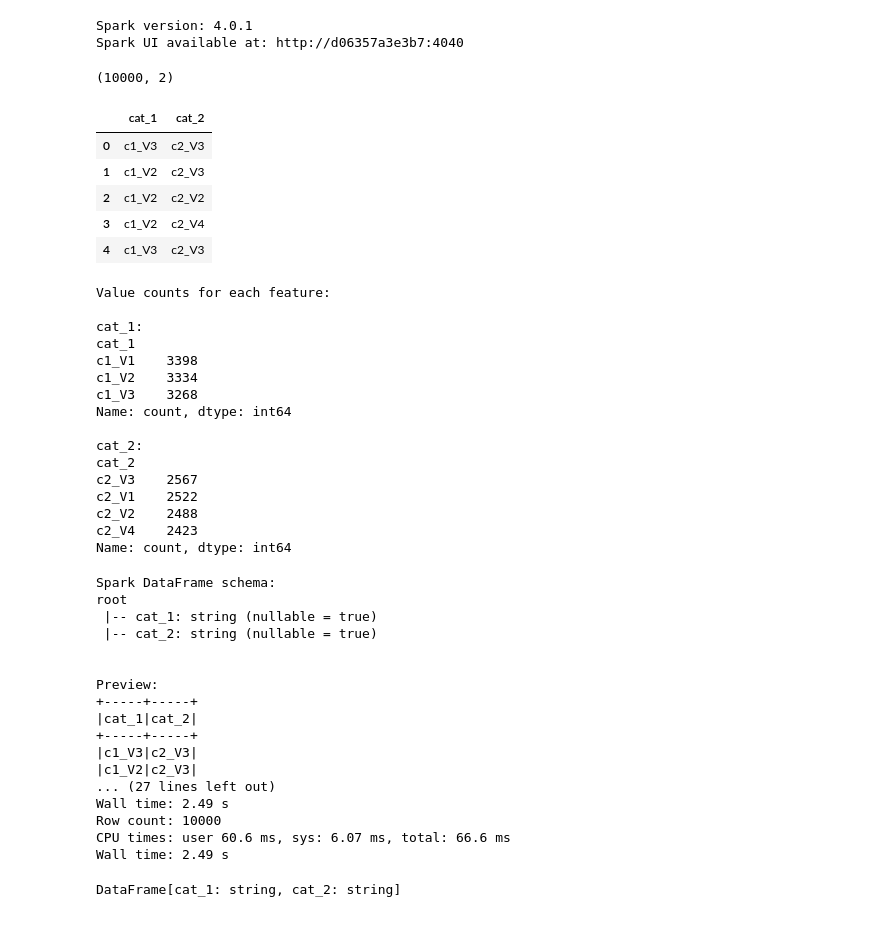
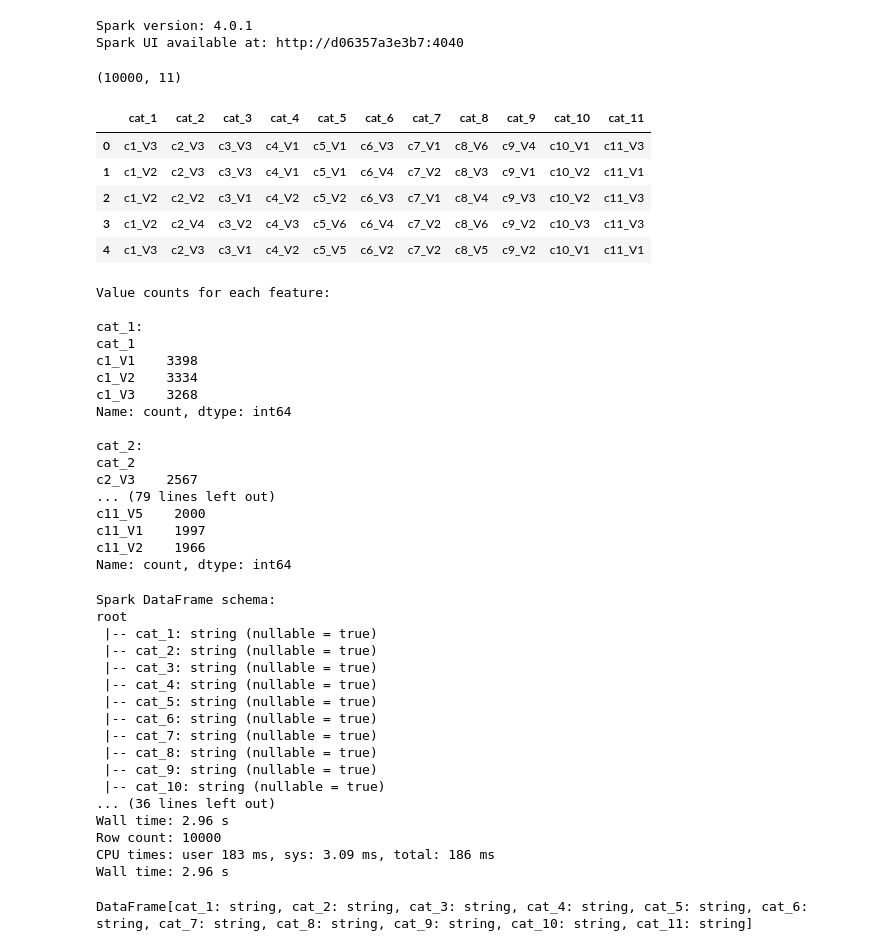
Before and after one commit to jimthompson5802/spark_sandbox, a Jupyter notebook: jupyter_notebooks/one_hot_encoding_testbed.ipynb, the cells around one changed output. Drawn from its saved outputs; the diff is of its cells as text; code cells hidden in the pictures.

```diff
--- a/jupyter_notebooks/one_hot_encoding_testbed.ipynb
+++ b/jupyter_notebooks/one_hot_encoding_testbed.ipynb
@@ -22,43 +22,43 @@ import numpy as np
 
 # Parameters: adjust these to generate different datasets
 n_rows = 10_000  # number of rows
-num_cat_features = 2  # number of categorical features to generate
+num_cat_features = 11  # number of categorical features to generate
 min_unique = 3  # minimum number of unique categories per feature
 max_unique = 7  # maximum number of unique categories per feature
 seed = 42
 
 rng = np.random.default_rng(seed)
 
 # Helper to generate short category labels like V1, V2, ...
 def make_labels(prefix, k):
     return [f"{prefix}V{i}" for i in range(1, k+1)]
 
 # Build columns
 cols = {}
 for i in range(1, num_cat_features + 1):
     k = rng.integers(min_unique, max_unique + 1)
     labels = make_labels(f"c{i}_", k)
     col = rng.choice(labels, size=n_rows)
     cols[f"cat_{i}"] = pd.Categorical(col, categories=labels)
 
 # Create DataFrame
 df = pd.DataFrame(cols)
 
 # Show preview and category counts
 print(df.shape)
 display(df.head())
 print('\nValue counts for each feature:')
 for c in df.columns:
     print(f"\n{c}:")
     print(df[c].value_counts())
 # %% [output]
-(10000, 2)
+(10000, 11)
-|  | cat_1 | cat_2 |
-| 0 | c1_V3 | c2_V3 |
-| 1 | c1_V2 | c2_V3 |
-| 2 | c1_V2 | c2_V2 |
-| 3 | c1_V2 | c2_V4 |
-| 4 | c1_V3 | c2_V3 |
+|  | cat_1 | cat_2 | cat_3 | cat_4 | cat_5 | cat_6 | cat_7 | cat_8 | cat_9 | cat_10 | cat_11 |
+| 0 | c1_V3 | c2_V3 | c3_V3 | c4_V1 | c5_V1 | c6_V3 | c7_V1 | c8_V6 | c9_V4 | c10_V1 | c11_V3 |
+| 1 | c1_V2 | c2_V3 | c3_V3 | c4_V1 | c5_V1 | c6_V4 | c7_V2 | c8_V3 | c9_V1 | c10_V2 | c11_V1 |
+| 2 | c1_V2 | c2_V2 | c3_V1 | c4_V2 | c5_V2 | c6_V3 | c7_V1 | c8_V4 | c9_V3 | c10_V2 | c11_V3 |
+| 3 | c1_V2 | c2_V4 | c3_V2 | c4_V3 | c5_V6 | c6_V4 | c7_V2 | c8_V6 | c9_V2 | c10_V3 | c11_V3 |
+| 4 | c1_V3 | c2_V3 | c3_V1 | c4_V2 | c5_V5 | c6_V2 | c7_V2 | c8_V5 | c9_V2 | c10_V1 | c11_V1 |
 Value counts for each feature:
 
 cat_1:
@@ -71,9 +71,10 @@ Name: count, dtype: int64
 cat_2:
 cat_2
 c2_V3    2567
-c2_V1    2522
-c2_V2    2488
-c2_V4    2423
+... (79 lines left out)
+c11_V5    2000
+c11_V1    1997
+c11_V2    1966
 Name: count, dtype: int64
 # %%
 %%time
@@ -104,20 +105,20 @@ Spark DataFrame schema:
 root
  |-- cat_1: string (nullable = true)
  |-- cat_2: string (nullable = true)
-
-
-Preview:
-+-----+-----+
-|cat_1|cat_2|
-+-----+-----+
-|c1_V3|c2_V3|
-|c1_V2|c2_V3|
-... (27 lines left out)
-Wall time: 2.49 s
+ |-- cat_3: string (nullable = true)
+ |-- cat_4: string (nullable = true)
+ |-- cat_5: string (nullable = true)
+ |-- cat_6: string (nullable = true)
+ |-- cat_7: string (nullable = true)
+ |-- cat_8: string (nullable = true)
+ |-- cat_9: string (nullable = true)
+ |-- cat_10: string (nullable = true)
+... (36 lines left out)
+Wall time: 2.96 s
 Row count: 10000
-CPU times: user 60.6 ms, sys: 6.07 ms, total: 66.6 ms
-Wall time: 2.49 s
+CPU times: user 183 ms, sys: 3.09 ms, total: 186 ms
+Wall time: 2.96 s
-DataFrame[cat_1: string, cat_2: string]
+DataFrame[cat_1: string, cat_2: string, cat_3: string, cat_4: string, cat_5: string, cat_6: string, cat_7: string, cat_8: string, cat_9: string, cat_10: string, cat_11: string]
 # %%
 %%time
 # One-hot encode categorical features using Spark ML and expand OHE vectors into named columns
```
Also changed, not shown: parts of 2 cells of this notebook.
